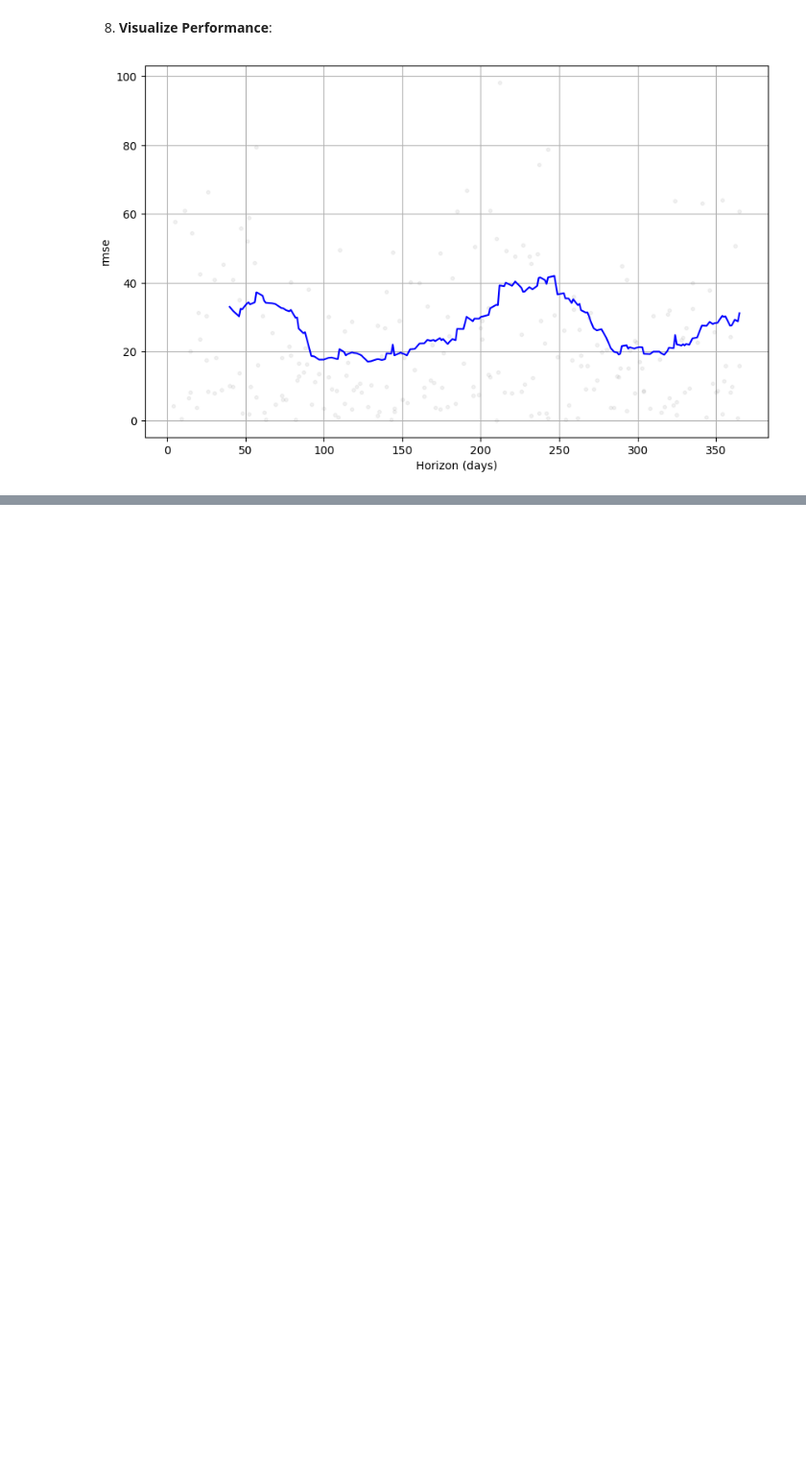
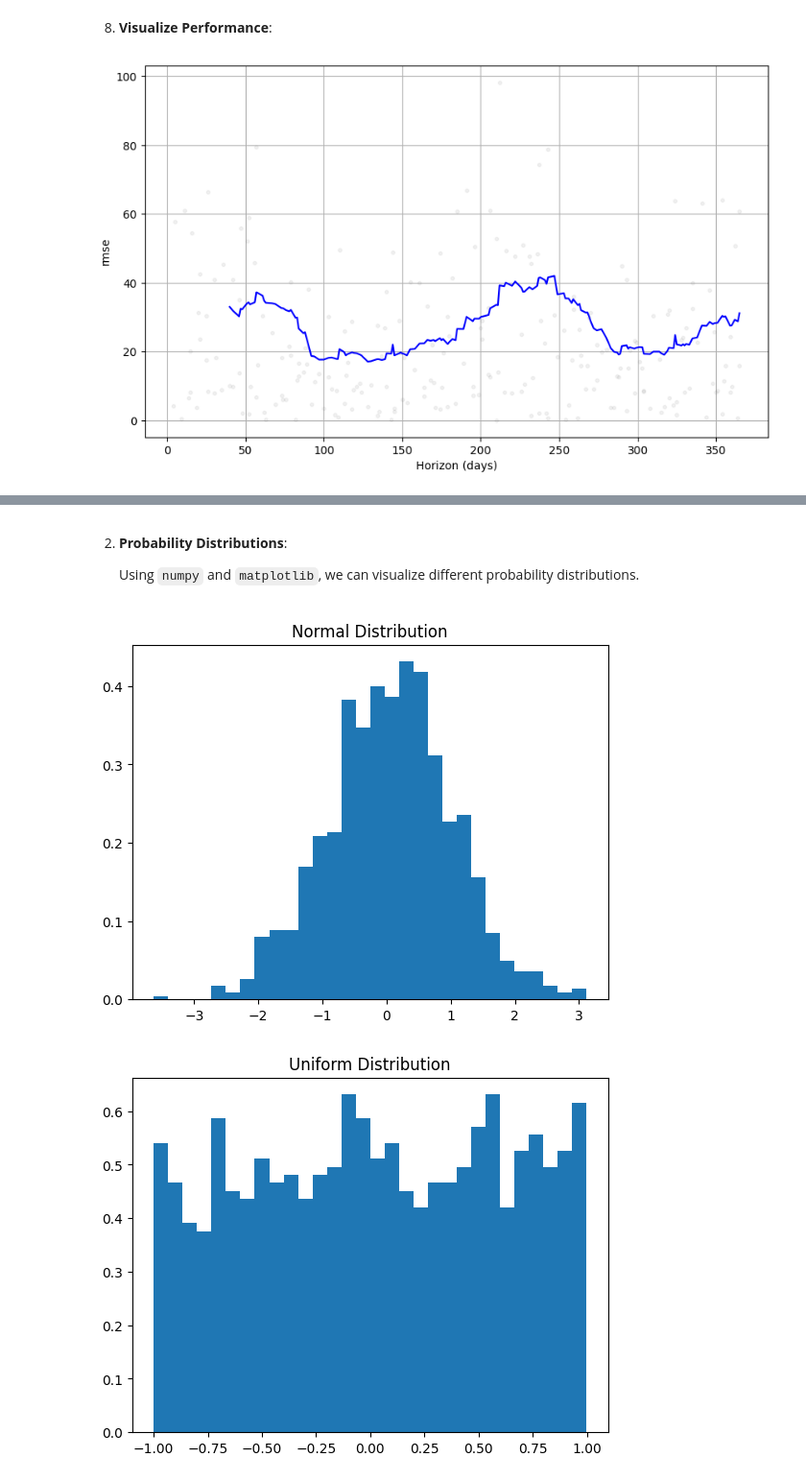
Before and after one commit to natapone/learning_ai_by_coding, a Jupyter notebook: 1-4_statistic.ipynb, the cells around one changed output, grey strips where cells are left out. Shown at 96% size. Saved outputs shown, nothing was run; the diff lists cells and outputs as text; code cells hidden in the pictures; blank space fills up the shorter version.

```diff
--- a/1-4_statistic.ipynb
+++ b/1-4_statistic.ipynb
@@ -1091,0 +1159,21 @@ fig = plot_cross_validation_metric(df_cv, metric='rmse')
+# %% [markdown]
+2. **Probability Distributions**:
+
+   Using `numpy` and `matplotlib`, we can visualize different probability distributions.
+# %%
+import matplotlib.pyplot as plt
+
+# Normal distribution
+normal_data = np.random.normal(0, 1, 1000)
+plt.hist(normal_data, bins=30, density=True)
+plt.title('Normal Distribution')
+plt.show()
+
+# Uniform distribution
+uniform_data = np.random.uniform(-1, 1, 1000)
+plt.hist(uniform_data, bins=30, density=True)
+plt.title('Uniform Distribution')
+plt.show()
+# %% [output]
+[figure, added]
+[figure, added]
```
Also changed, not shown: parts of 48 cells of this notebook.
